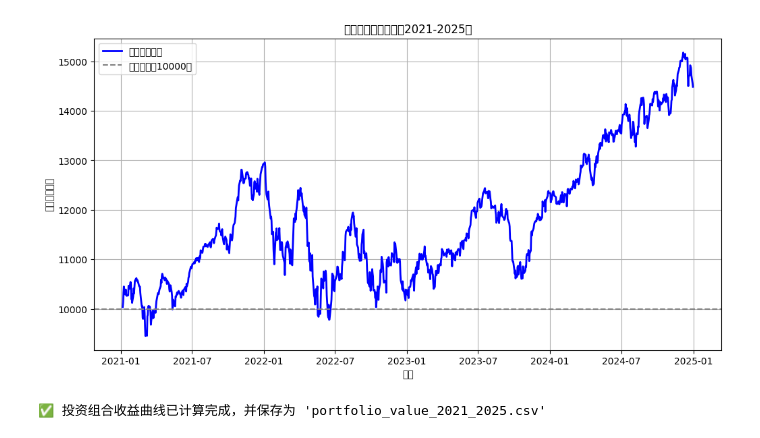
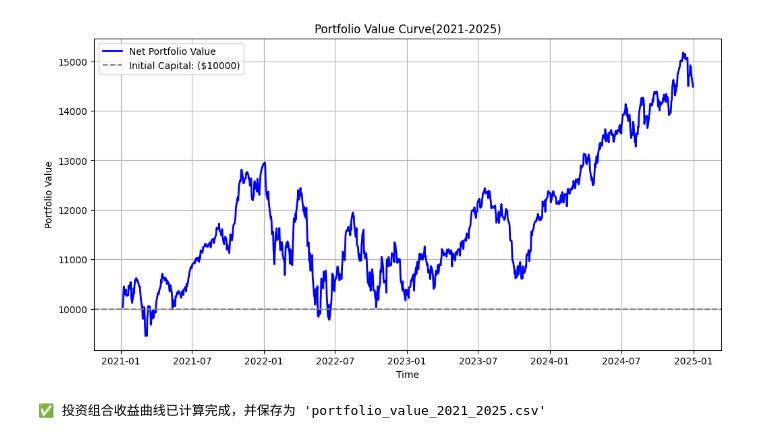
Before and after one commit to JesseLau24/CWP_RL, a Jupyter notebook: 3_Evaluation.ipynb, the cells around one changed output. Cells and saved outputs as stored; diff of their text form; code cells hidden in the pictures.

```diff
--- a/3_Evaluation.ipynb
+++ b/3_Evaluation.ipynb
@@ -1,71 +40,32 @@
 # %%
-import pandas as pd
-import numpy as np
-import os
-import matplotlib.pyplot as plt
-
-# 📌 **步骤 1：读取 60 只股票的权重**
-# 读取最优投资组合的 60 只股票
-portfolio_file = "optimal_portfolio_top60.csv"
-portfolio_df = pd.read_csv(portfolio_file)
-
-# 获取股票列表和对应的权重
-selected_stocks = portfolio_df['Stock'].tolist()
-stock_weights = portfolio_df.set_index('Stock')['Weight'].to_dict()
-
-# 设定数据存放的文件夹路径
-data_directory = "SP500_21_25"
-
-# 📌 **步骤 2：读取收盘价数据**
-# 创建 DataFrame 存储所有股票的收盘价
-price_data = pd.DataFrame()
-
-for ticker in selected_stocks:
-    file_path = os.path.join(data_directory, f"{ticker}.csv")
-
-    if os.path.exists(file_path):
-        df = pd.read_csv(file_path)
-
-        # 处理日期列，并确保数据按时间排序
-        df['Date'] = pd.to_datetime(df['Date'])
-        df.set_index('Date', inplace=True)
-
-        # 仅保留 Close 价格
-        price_data[ticker] = df['Close']
-    else:
-        print(f"⚠️ 文件未找到：{ticker}")
-
-# 确保按日期排序
-price_data.sort_index(inplace=True)
-
 # 📌 **步骤 3：计算每日收益率**
 # 计算简单收益率（percentage return）
 returns = price_data.pct_change().dropna()
 
 # 📌 **步骤 4：计算投资组合的每日收益**
 # 计算投资组合每日收益率
 portfolio_returns = returns.dot(pd.Series(stock_weights))
 
 # 设定初始资金
 initial_capital = 10000
 
 # 计算投资组合的累积净值曲线
 portfolio_value = (1 + portfolio_returns).cumprod() * initial_capital
 
 # 📌 **步骤 5：绘制投资组合的收益曲线**
 plt.figure(figsize=(12, 6))
-plt.plot(portfolio_value, label="投资组合净值", color='b', linewidth=2)
-plt.axhline(y=initial_capital, color='gray', linestyle='--', label="初始资金（10000）")
-plt.xlabel("时间")
-plt.ylabel("投资组合价值")
-plt.title("投资组合净值曲线（2021-2025）")
+plt.plot(portfolio_value, label="Net Portfolio Value", color='b', linewidth=2)
+plt.axhline(y=initial_capital, color='gray', linestyle='--', label="Initial Capital: ($10000)")
+plt.xlabel("Time")
+plt.ylabel("Portfolio Value")
+plt.title("Portfolio Value Curve(2021-2025)")
 plt.legend()
 plt.grid(True)
 plt.show()
 
 # **可选：保存结果**
 portfolio_value.to_csv("portfolio_value_2021_2025.csv")
 print("✅ 投资组合收益曲线已计算完成，并保存为 'portfolio_value_2021_2025.csv'")
 # %% [output]
-[figure, old version]
+[figure, new version]
 ✅ 投资组合收益曲线已计算完成，并保存为 'portfolio_value_2021_2025.csv'
```
Also changed, not shown: parts of 2 cells of this notebook.
